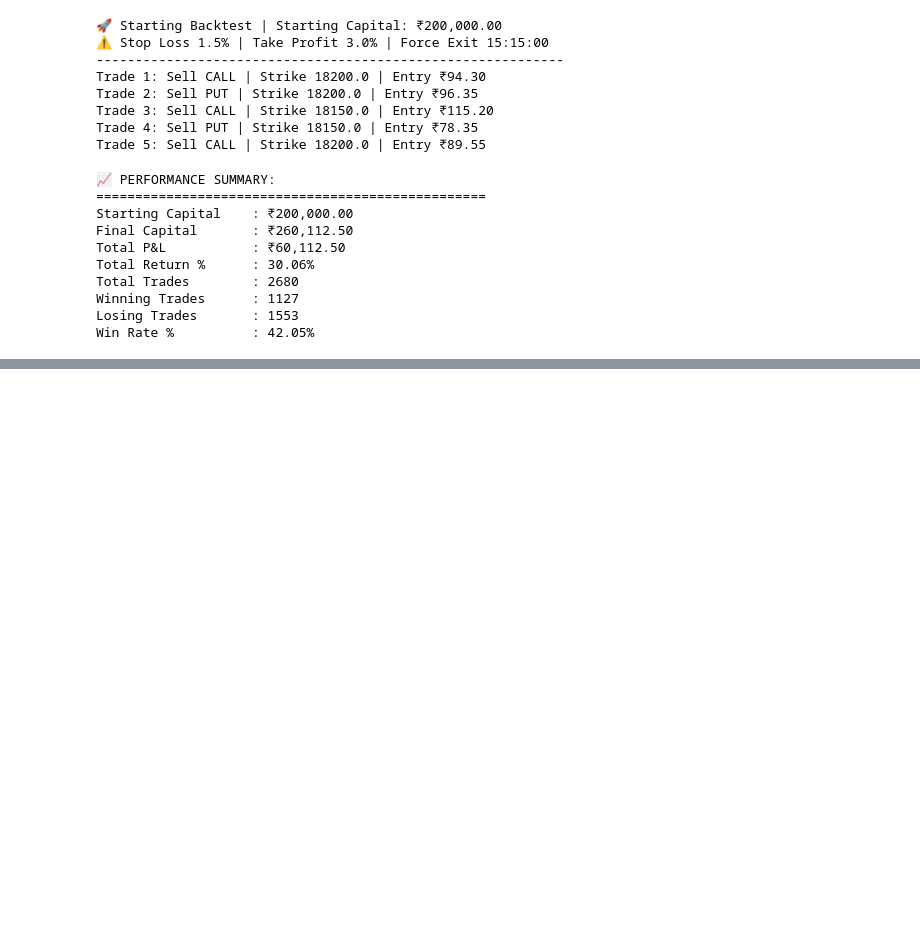
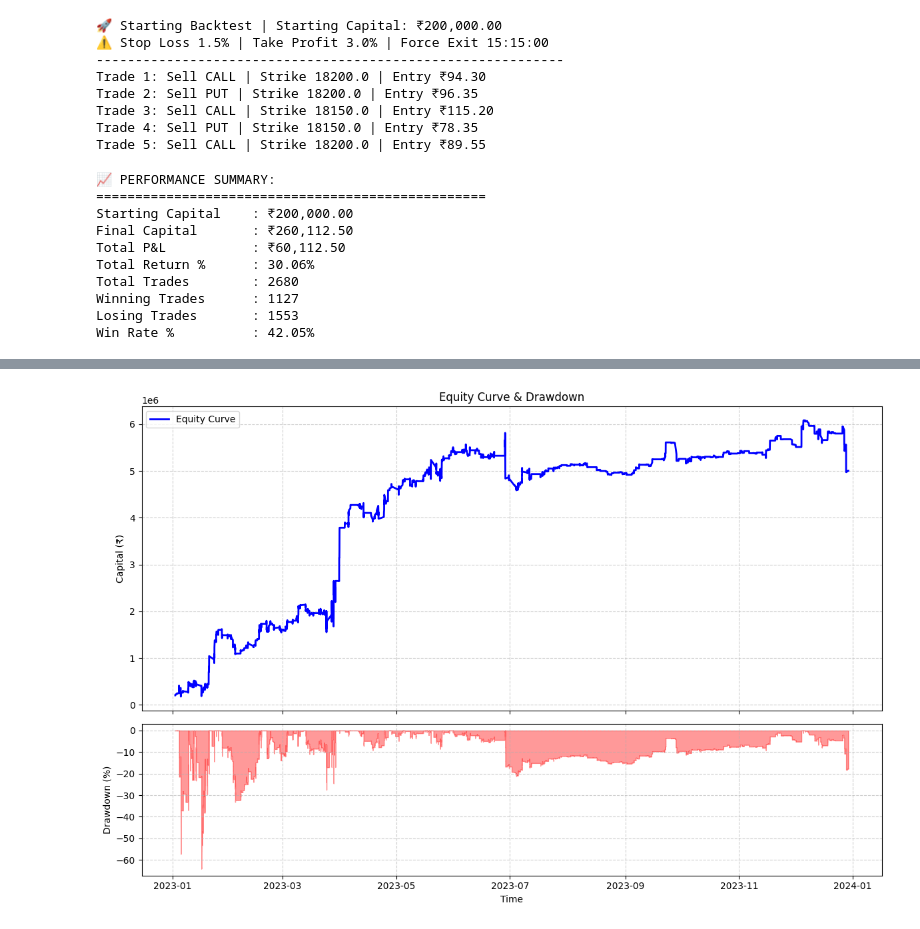
Before and after one commit to SuyashJindal/Options_Strategy_Quantitative_Task, a Jupyter notebook: Backtest.ipynb, the cells around one changed output, grey strips where cells are left out. Saved outputs shown, nothing was run; the diff lists cells and outputs as text; code cells hidden in the pictures; blank space fills up the shorter version.

```diff
--- a/Backtest.ipynb
+++ b/Backtest.ipynb
@@ -796,0 +819,44 @@ trades_df.to_csv("final_backtest_trades.csv", index=False)
+# %%
+import matplotlib.pyplot as plt
+
+if not trades_df.empty:
+    # Ensure datetime type
+    trades_df['exit_datetime'] = pd.to_datetime(trades_df['exit_datetime'])
+
+    # Sort trades by time
+    trades_df = trades_df.sort_values('exit_datetime')
+
+    # Equity curve = starting capital + cumulative P&L
+    trades_df['equity'] = backtest.starting_capital + trades_df['pnl'].cumsum()
+
+    # Running max of equity (for drawdown)
+    trades_df['cummax_equity'] = trades_df['equity'].cummax()
+
+    # Drawdown = equity - peak equity
+    trades_df['drawdown'] = trades_df['equity'] - trades_df['cummax_equity']
+
+    # Drawdown % (relative to peak)
+    trades_df['drawdown_pct'] = trades_df['drawdown'] / trades_df['cummax_equity'] * 100
+
+    # ---- Plot ----
+    fig, ax = plt.subplots(2, 1, figsize=(12,8), sharex=True,
+                           gridspec_kw={'height_ratios':[2,1]})
+
+    # Equity curve
+    ax[0].plot(trades_df['exit_datetime'], trades_df['equity'], label='Equity Curve', linewidth=2, color='blue')
+    ax[0].set_ylabel("Capital (₹)")
+    ax[0].set_title("Equity Curve & Drawdown")
+    ax[0].legend()
+    ax[0].grid(True, linestyle="--", alpha=0.6)
+
+    # Drawdown (as negative values)
+    ax[1].fill_between(trades_df['exit_datetime'], trades_df['drawdown_pct'], 0,
+                       color='red', alpha=0.4, step="mid")
+    ax[1].set_ylabel("Drawdown (%)")
+    ax[1].set_xlabel("Time")
+    ax[1].grid(True, linestyle="--", alpha=0.6)
+
+    plt.tight_layout()
+    plt.show()
+# %% [output]
+[figure, added]
```
Also changed, not shown: parts of 2 cells of this notebook.
